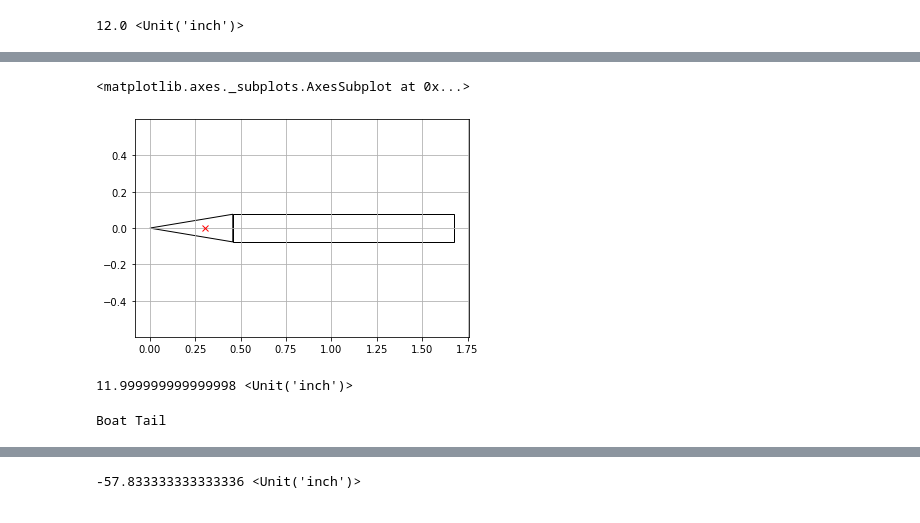
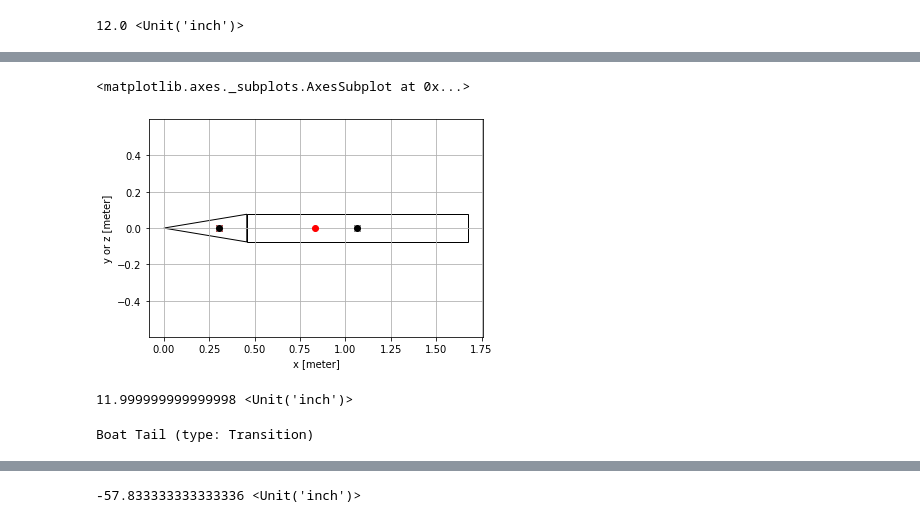
Before and after one commit to dev10110/rocketPy_development, a Jupyter notebook: rocketPy/rocket_generate.ipynb, the cells around one changed output, grey strips where cells are left out. Cells and saved outputs as stored; diff of their text form; code cells hidden in the pictures.

Commit message:
significant updates to rocket_generate
completed the shift to component subclassing, implemented some of the mass models, needs more work here. simulation next, after establishing override methods

```diff
--- a/rocketPy/rocket_generate.ipynb
+++ b/rocketPy/rocket_generate.ipynb
@@ -382,12 +499,26 @@ class Component():
 # %%
 class InternalComponent(Component):
 
-    def __init__(self, name='Internal Component', mass=None):
+    def __init__(self, name='Internal Component', mass=None, inertia=None):
 
-        super().__init__(name=name, mass=mass)
+        super().__init__(name=name, mass=mass, inertia=inertia)
+
+    def CN(self, alpha=0*ureg.rad, Re=1e6, Mach=0.3):
+
+        return 0.0
 
 class ExternalComponent(Component):
 
-    def __init__(self, name='External Component', mass=None):
+    def __init__(self, name='External Component', mass=None, inertia=None, A_ref = np.pi*(3*ureg.inch)**2):
 
-        super().__init__(name=name, mass=mass)
+        super().__init__(name=name, mass=mass, inertia=inertia)
+
+        self.A_ref = A_ref
+
+    def CNa(self, alpha=0*ureg.rad, Re=1e6, Mach=0.3):
+
+        return 0.0/ureg.rad
+
+    def CN(self, alpha=0*ureg.rad, Re=1e6, Mach=0.3):
+
+        return self.CNa(alpha, Re, Mach)*alpha
@@ -675,6 +951,6 @@ r.__class__.__name__
 # %%
 # create a nose cone
-nc = NoseCone(mass=None,diameter=6*ureg.inch, length=18*ureg.inch)
+nc = NoseCone(mass=None, inertia=None, diameter=6*ureg.inch, length=18*ureg.inch, wall_thickness=6*ureg.mm, material=PLA())
 # assign it to the rocket
 r.set_nose_cone(nc)
 nc
@@ -718,6 +1005,11 @@ nc.xcp()
 # %%
 # create a body tube
-bt = BodyTube(attached_to=nc, diameter=6*ureg.inch, length=48*ureg.inch)
+bt = BodyTube(name = 'Body Tube', mass =None, inertia=None, diameter=6*ureg.inch, length=48*ureg.inch, wall_thickness=2*ureg.mm, material=Phenolic())
+
+# define its location
+bt.set_position(after=nc)
+
+# assign to the rocket
 r.set_body_tube(bt)
-bt
+print(bt)
 # %% [output]
@@ -730,20 +1017,21 @@ bt.plot()
 # %%
 # plot the rocket so far
-r.plot()
+r.plot(plot_component_cg=True, unit=ureg.m)
 # %% [output]
 <matplotlib.axes._subplots.AxesSubplot at 0x...>
-[figure, old version]
+[figure, new version]
 # %%
 r.xcp().to(ureg.inch)
 # %% [output]
 11.999999999999998 <Unit('inch')>
 # %%
 # create a boat tail
-boat_tail = Transition(name='Boat Tail',attached_to=bt, fore_dia=6*ureg.inch, aft_dia=4*ureg.inch, length=4*ureg.inch)
+boat_tail = Transition(name='Boat Tail',mass=None, inertia=None, fore_dia=6*ureg.inch, aft_dia=4*ureg.inch, length=4*ureg.inch, material=Phenolic())
+boat_tail.set_position(after=bt)
 r.set_boat_tail(boat_tail)
 boat_tail
 # %% [output]
-Boat Tail
+Boat Tail (type: Transition)
 # %%
 # get the normal force coefficient for the boat tail.
 boat_tail.CNa()
```
Also changed, not shown: parts of 36 cells of this notebook.
